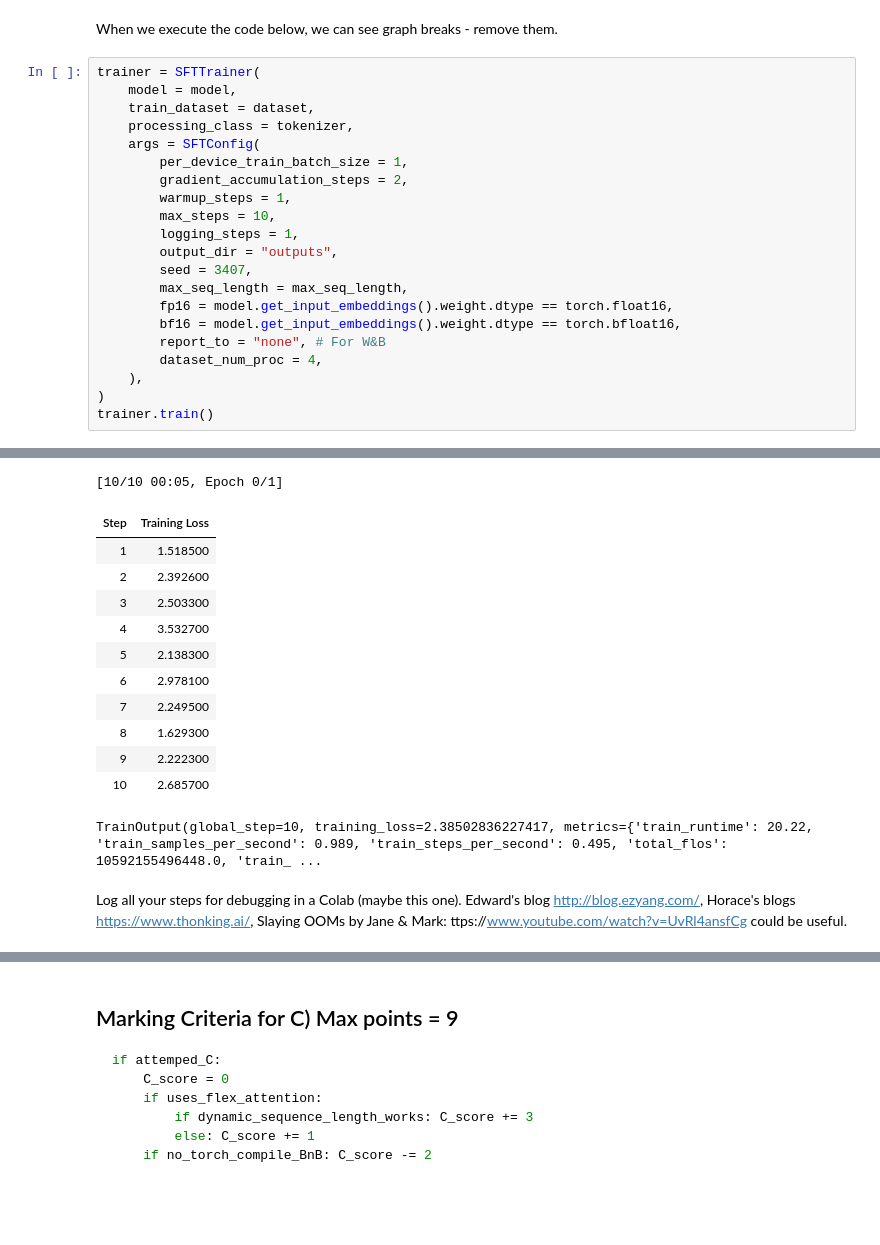
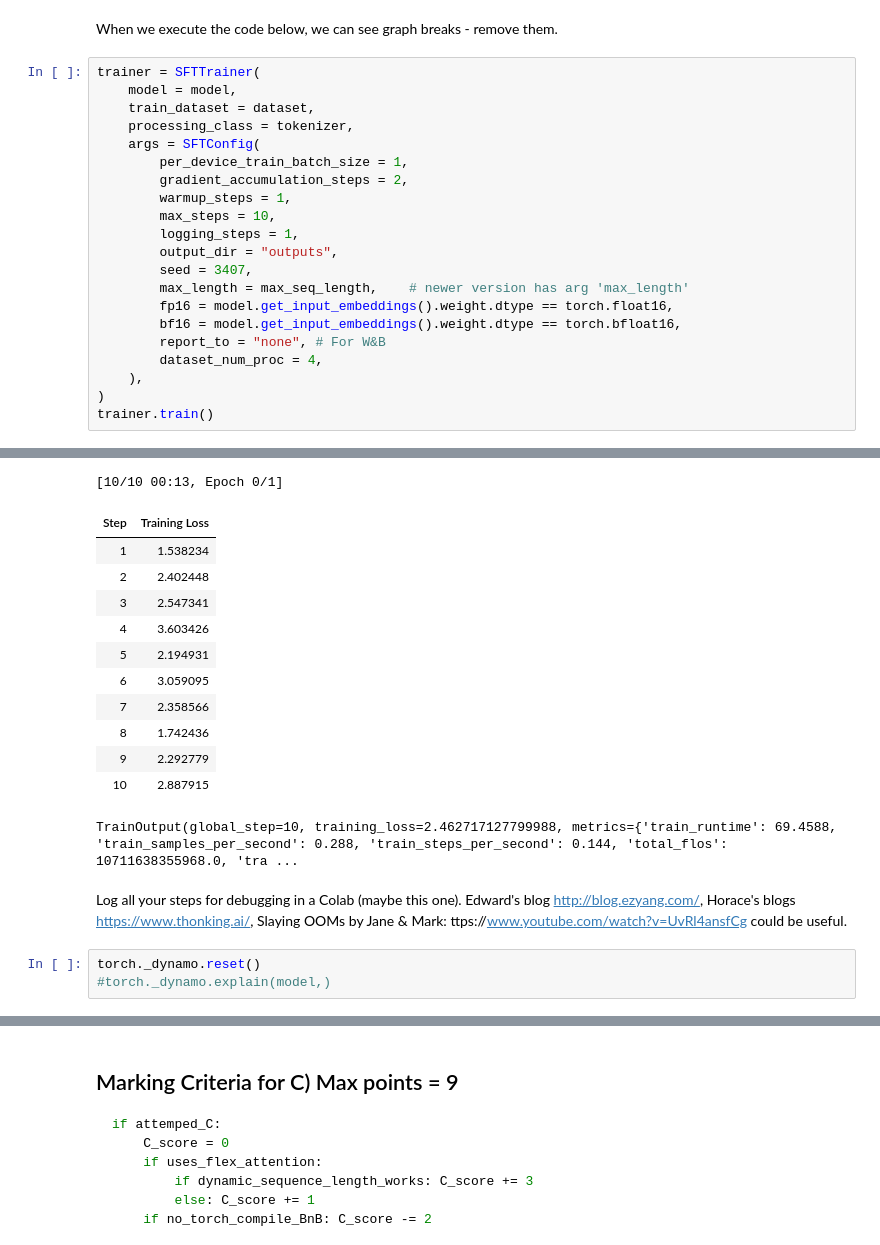
Before and after one commit to Adex1927/Unsloth-Puzzles-and-Optimization, a Jupyter notebook: Unsloth_Puzzles.ipynb, the cells around one changed output, grey strips where cells are left out. Drawn from its saved outputs; the diff is of its cells as text; blank space fills up the shorter version.

```diff
--- a/Unsloth_Puzzles.ipynb
+++ b/Unsloth_Puzzles.ipynb
@@ -560,7 +610,7 @@ trainer = SFTTrainer(
         logging_steps = 1,
         output_dir = "outputs",
         seed = 3407,
-        max_seq_length = max_seq_length,
+        max_length = max_seq_length,    # newer version has arg 'max_length'
         fp16 = model.get_input_embeddings().weight.dtype == torch.float16,
         bf16 = model.get_input_embeddings().weight.dtype == torch.bfloat16,
         report_to = "none", # For W&B
@@ -589,15 +639,18 @@ W0218 11:31:27.054000 1548 torch/_inductor/debug.py:434] [24/1] model__11_backwa
-[10/10 00:05, Epoch 0/1]
+[10/10 00:13, Epoch 0/1]
 | Step | Training Loss |
-| 1 | 1.518500 |
-| 2 | 2.392600 |
-| 3 | 2.503300 |
-| 4 | 3.532700 |
-| 5 | 2.138300 |
-| 6 | 2.978100 |
-| 7 | 2.249500 |
-| 8 | 1.629300 |
-| 9 | 2.222300 |
-| 10 | 2.685700 |
+| 1 | 1.538234 |
+| 2 | 2.402448 |
+| 3 | 2.547341 |
+| 4 | 3.603426 |
+| 5 | 2.194931 |
+| 6 | 3.059095 |
+| 7 | 2.358566 |
+| 8 | 1.742436 |
+| 9 | 2.292779 |
+| 10 | 2.887915 |
-TrainOutput(global_step=10, training_loss=2.38502836227417, metrics={'train_runtime': 20.22, 'train_samples_per_second': 0.989, 'train_steps_per_second': 0.495, 'total_flos': 10592155496448.0, 'train_ ...
+TrainOutput(global_step=10, training_loss=2.462717127799988, metrics={'train_runtime': 69.4588, 'train_samples_per_second': 0.288, 'train_steps_per_second': 0.144, 'total_flos': 10711638355968.0, 'tra ...
 # %% [markdown]
 Log all your steps for debugging in a Colab (maybe this one). Edward's blog http://blog.ezyang.com/, Horace's blogs https://www.thonking.ai/, Slaying OOMs by Jane & Mark: ttps://www.youtube.com/watch?v=UvRl4ansfCg could be useful.
+# %%
+torch._dynamo.reset()
+#torch._dynamo.explain(model,)
```
Also changed, not shown: parts of 8 cells of this notebook.
